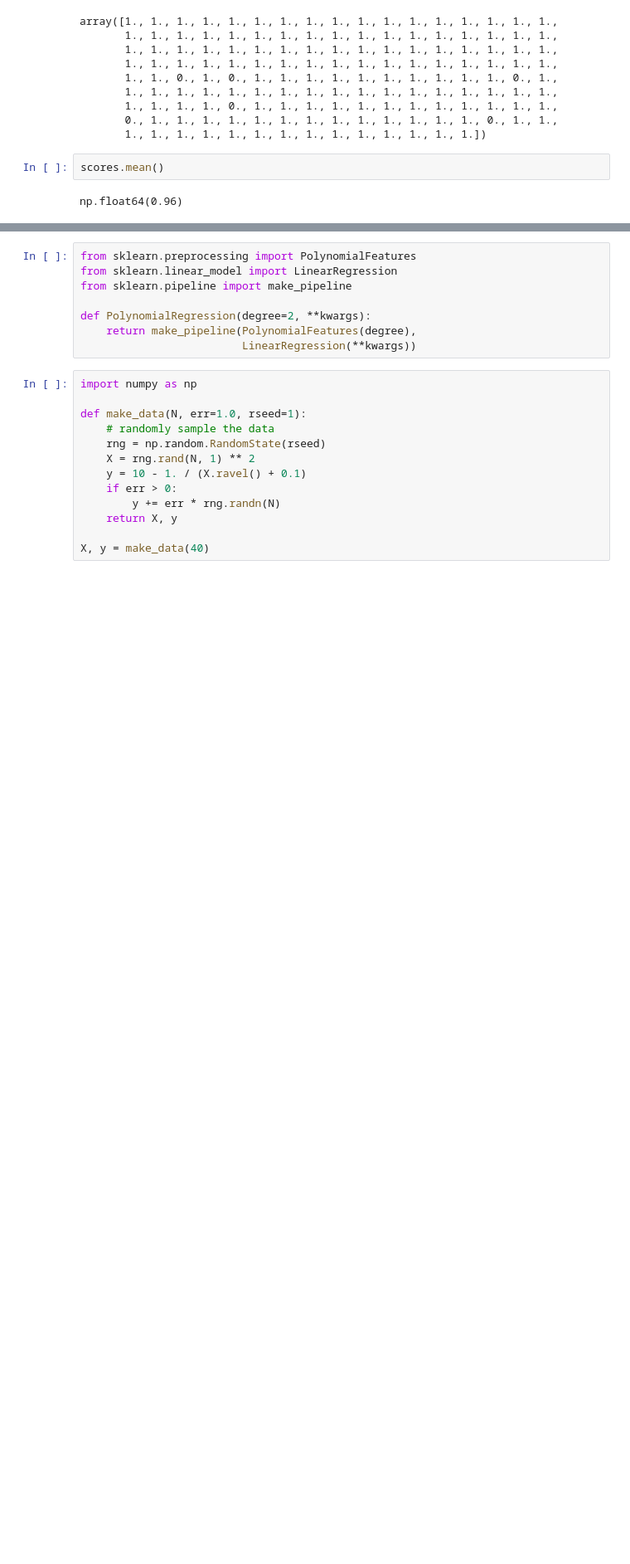
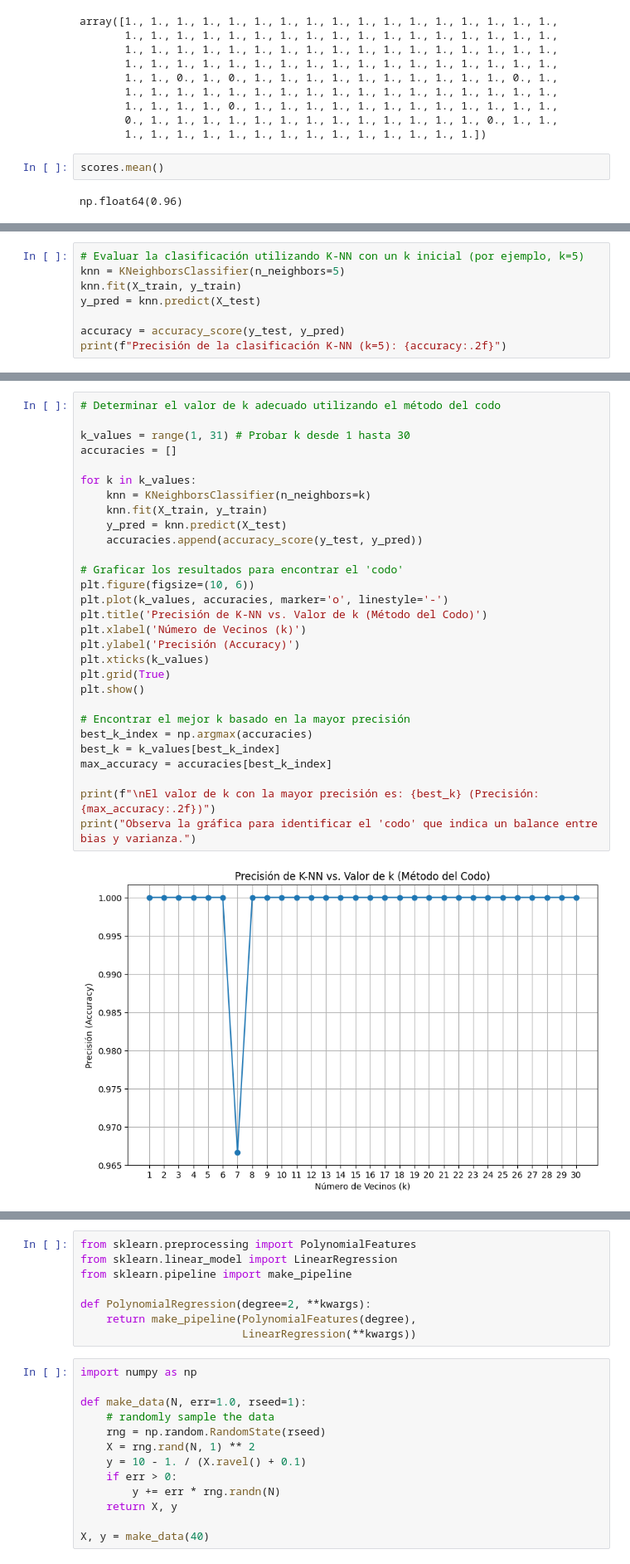
Before and after one commit to EmmanuelC-137/Mineria_de_datos, a Jupyter notebook: Mineria_de_datos.ipynb, the cells around one changed output, grey strips where cells are left out. Shown at 83% size. Cells and saved outputs as stored; diff of their text form; blank space fills up the shorter version.

```diff
--- a/Mineria_de_datos.ipynb
+++ b/Mineria_de_datos.ipynb
@@ -2588,0 +2801,8 @@ np.float64(0.96)
+# %%
+# Evaluar la clasificación utilizando K-NN con un k inicial (por ejemplo, k=5)
+knn = KNeighborsClassifier(n_neighbors=5)
+knn.fit(X_train, y_train)
+y_pred = knn.predict(X_test)
+
+accuracy = accuracy_score(y_test, y_pred)
+print(f"Precisión de la clasificación K-NN (k=5): {accuracy:.2f}")
@@ -2588,0 +2819,31 @@ np.float64(0.96)
+# %%
+# Determinar el valor de k adecuado utilizando el método del codo
+
+k_values = range(1, 31) # Probar k desde 1 hasta 30
+accuracies = []
+
+for k in k_values:
+    knn = KNeighborsClassifier(n_neighbors=k)
+    knn.fit(X_train, y_train)
+    y_pred = knn.predict(X_test)
+    accuracies.append(accuracy_score(y_test, y_pred))
+
+# Graficar los resultados para encontrar el 'codo'
+plt.figure(figsize=(10, 6))
+plt.plot(k_values, accuracies, marker='o', linestyle='-')
+plt.title('Precisión de K-NN vs. Valor de k (Método del Codo)')
+plt.xlabel('Número de Vecinos (k)')
+plt.ylabel('Precisión (Accuracy)')
+plt.xticks(k_values)
+plt.grid(True)
+plt.show()
+
+# Encontrar el mejor k basado en la mayor precisión
+best_k_index = np.argmax(accuracies)
+best_k = k_values[best_k_index]
+max_accuracy = accuracies[best_k_index]
+
+print(f"\nEl valor de k con la mayor precisión es: {best_k} (Precisión: {max_accuracy:.2f})")
+print("Observa la gráfica para identificar el 'codo' que indica un balance entre bias y varianza.")
+# %% [output]
+[figure, added]
```
Also changed, not shown: parts of 54 cells of this notebook.
